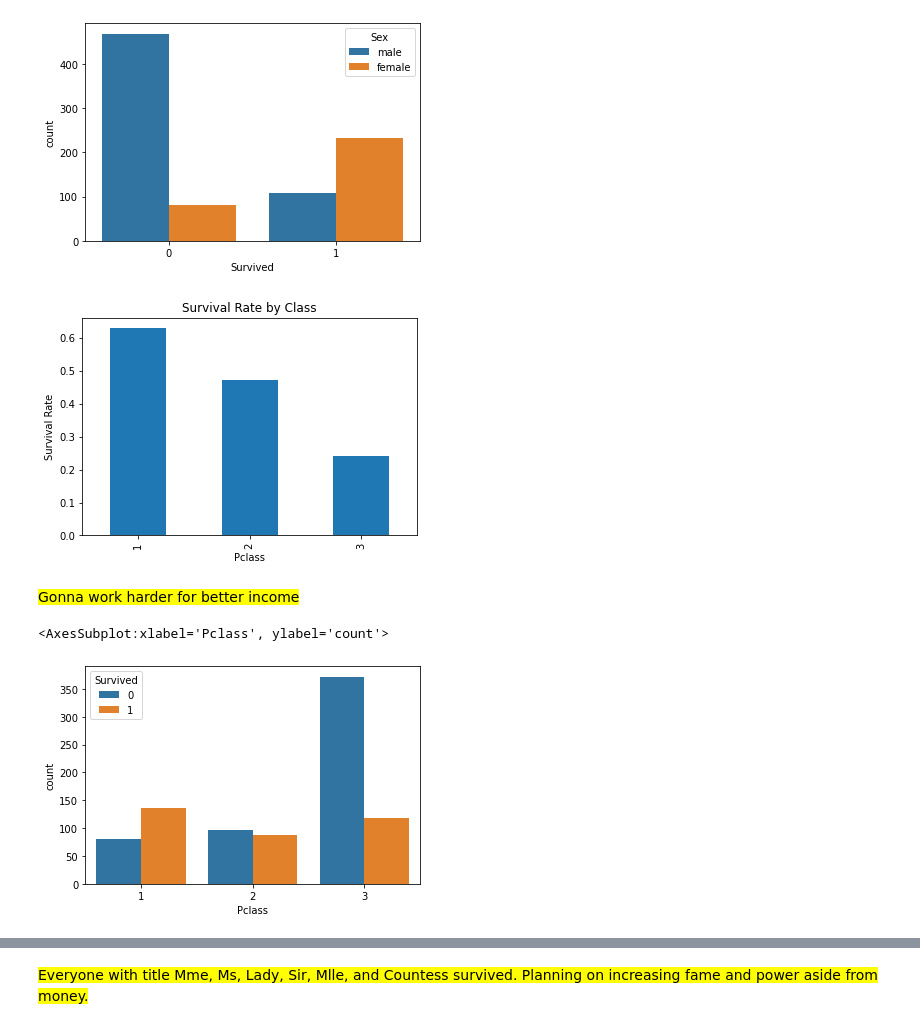
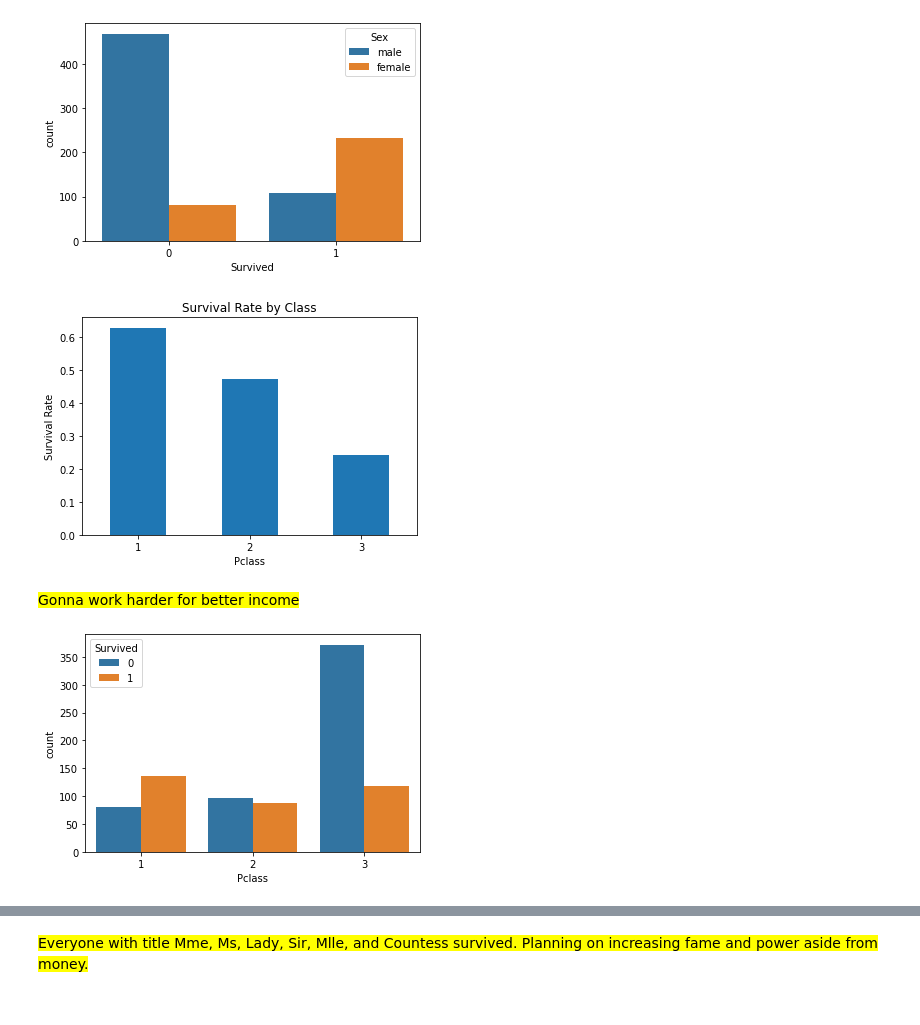
Before and after one commit to CoryMink/Titanic_lab, a Jupyter notebook: Titanic.ipynb, the cells around one changed output, grey strips where cells are left out. Saved outputs shown, nothing was run; the diff lists cells and outputs as text; code cells hidden in the pictures.

Commit message:
Add files via upload
cleaner coding and visualization
recommended by James Larkin

```diff
--- a/Titanic.ipynb
+++ b/Titanic.ipynb
@@ -470,23 +470,23 @@ sns.countplot('Survived', hue='Sex', data = df);
 # %%
 survived_by_class = df.groupby('Pclass')['Survived'].mean()
 
 fig, ax = plt.subplots()
 
 ax = survived_by_class.plot.bar(title='Survival Rate by Class')
 ax.set_ylabel('Survival Rate')
+plt.xticks(rotation=0)
 
-plt.show()
+plt.show();
 # %% [output]
-[figure, old version]
+[figure, new version]
 # %% [markdown]
 <span style='background:yellow'>
    Gonna work harder for better income
 </span>
 # %%
 # make the graph more clean and pretty with seaborn
-sns.countplot('Pclass', hue='Survived', data = df)
+sns.countplot(x ='Pclass', hue='Survived', data = df);
 # %% [output]
-<AxesSubplot:xlabel='Pclass', ylabel='count'>
 [figure]
 # %%
 sns.relplot(x='Survived', y='Titles', data=df, hue='Sex');
```
Also changed, not shown: parts of 7 cells of this notebook.
